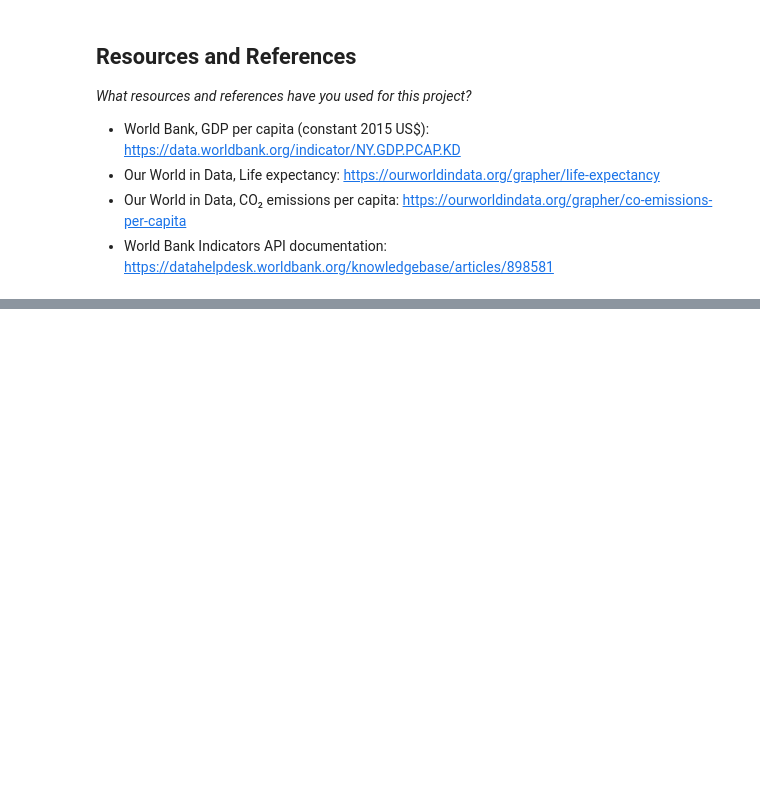
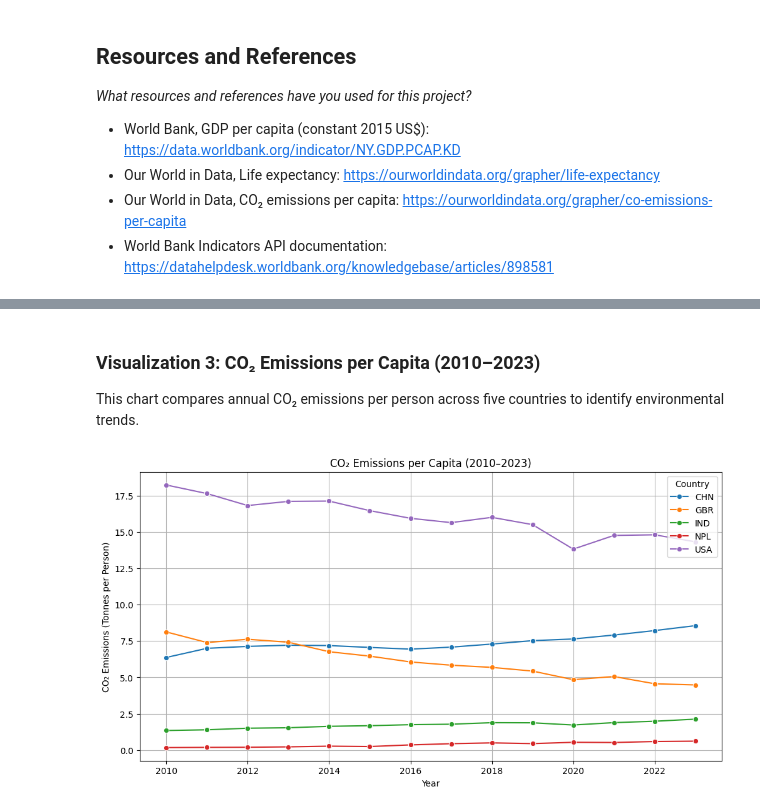
Before and after one commit to IT4063C-Fall2026/data-tech-analytics-final-project-poudelsv, a Jupyter notebook: source.ipynb, the cells around one changed output, grey strips where cells are left out. Drawn from its saved outputs; the diff is of its cells as text; code cells hidden in the pictures; blank space fills up the shorter version.

```diff
--- a/source.ipynb
+++ b/source.ipynb
@@ -241,0 +352,24 @@ Years: 2010 to 2023
+# %% [markdown]
+### Visualization 3: CO₂ Emissions per Capita (2010–2023)
+
+This chart compares annual CO₂ emissions per person across
+five countries to identify environmental trends.
+# %%
+plt.figure(figsize=(12, 6))
+
+sns.lineplot(
+    data=eda_df,
+    x="Year",
+    y="co2_tonnes_per_person",
+    hue="Code",
+    marker="o"
+)
+
+plt.title("CO₂ Emissions per Capita (2010–2023)")
+plt.xlabel("Year")
+plt.ylabel("CO₂ Emissions (Tonnes per Person)")
+plt.legend(title="Country")
+plt.grid(True)
+plt.show()
+# %% [output]
+[figure, added]
```
Also changed, not shown: parts of 18 cells of this notebook, 1 other file.
